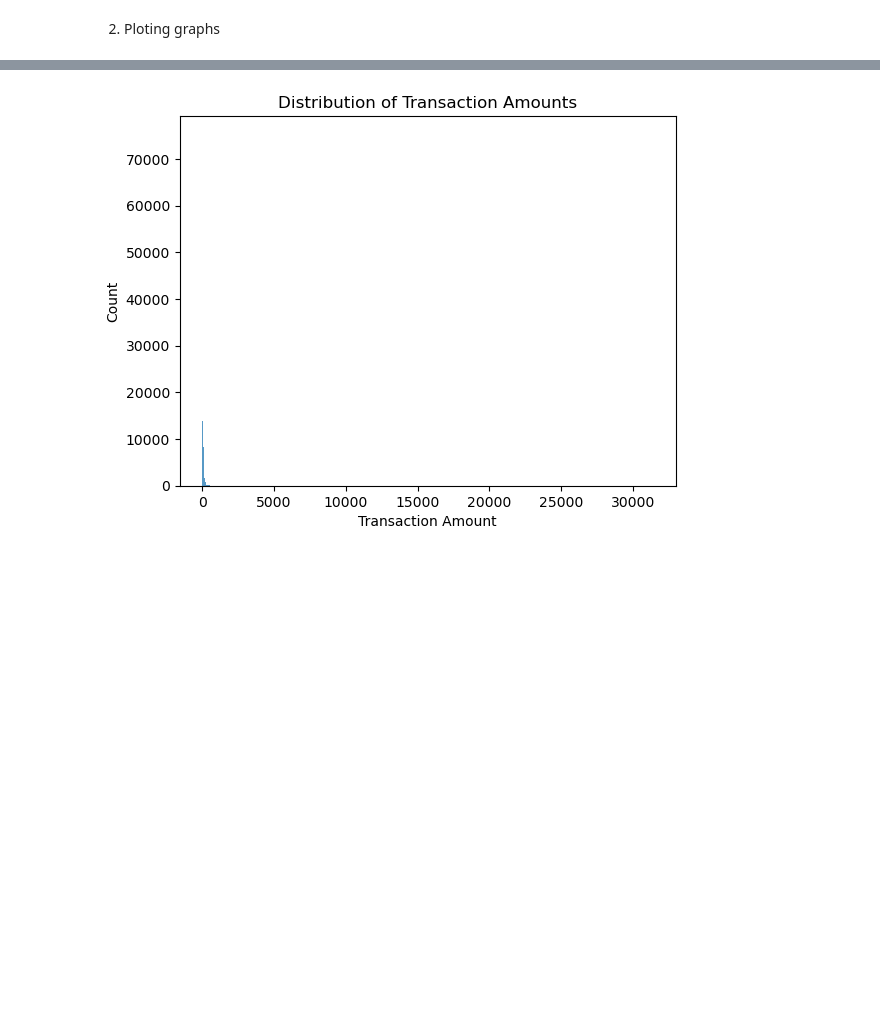
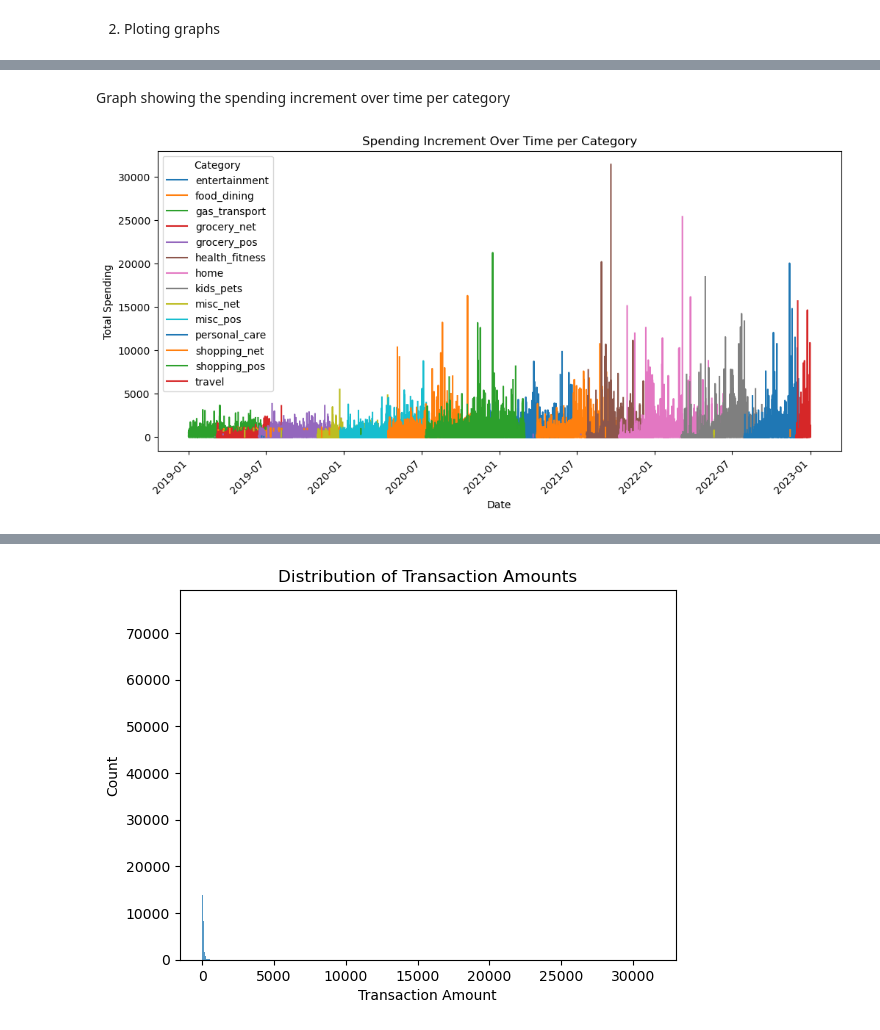
Before and after one commit to hemangsharma/36106_UTS_Assignment3, a Jupyter notebook: main.ipynb, the cells around one changed output, grey strips where cells are left out. Drawn from its saved outputs; the diff is of its cells as text; code cells hidden in the pictures; blank space fills up the shorter version.

```diff
--- a/main.ipynb
+++ b/main.ipynb
@@ -224,0 +285,15 @@ merged_data.describe()
+# %% [markdown]
+Graph showing the spending increment over time per category
+# %%
+df['date'] = pd.to_datetime(df['unix_time'], unit='s')
+grouped_data = df.groupby(['category', 'date'])['amt'].sum().reset_index()
+pivot_data = grouped_data.pivot(index='date', columns='category', values='amt')
+pivot_data.plot(kind='line', figsize=(12, 6))
+plt.xlabel('Date')
+plt.ylabel('Total Spending')
+plt.title('Spending Increment Over Time per Category')
+plt.xticks(rotation=45)
+plt.legend(title='Category')
+plt.show()
+# %% [output]
+[figure, added]
```
Also changed, not shown: parts of 15 cells of this notebook, 2 other files.
